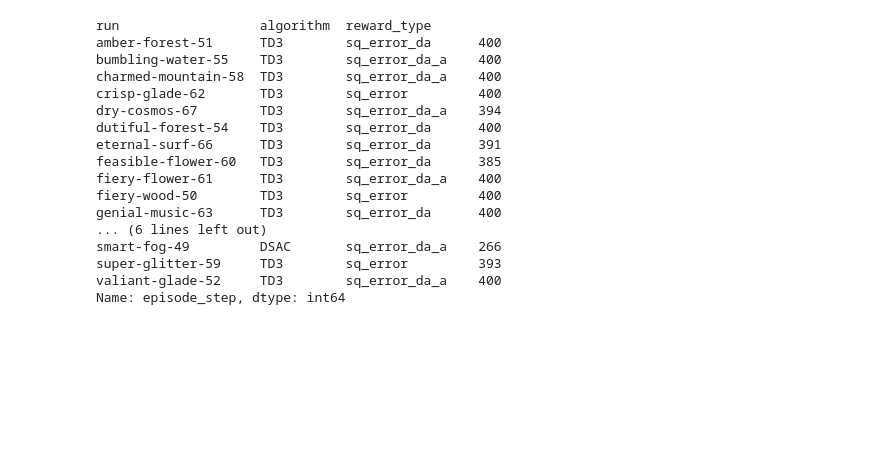
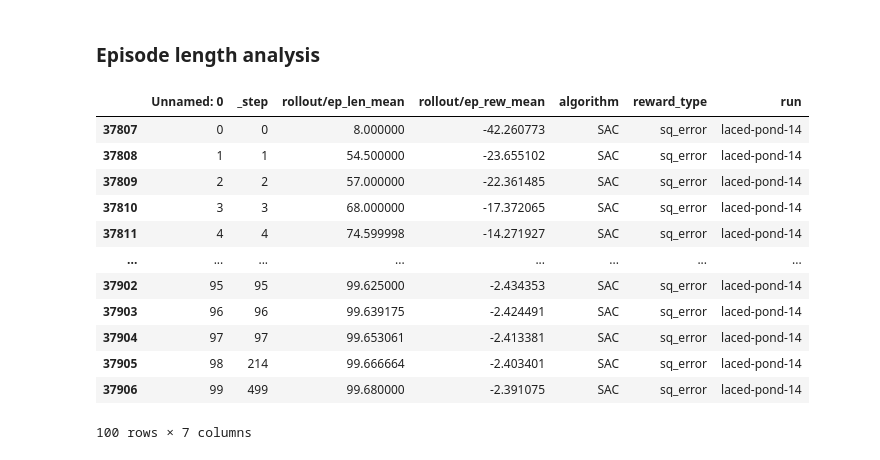
Before and after one commit to iamlucasvieira/HybridRL-FlightControl, a Jupyter notebook: notebooks/best_reward.ipynb, the cells around one changed output. Cells and saved outputs as stored; diff of their text form; code cells hidden in the pictures; blank space fills up the shorter version.

```diff
--- a/notebooks/best_reward.ipynb
+++ b/notebooks/best_reward.ipynb
@@ -56,21 +80,27 @@ Name: tracking_error, dtype: float64
-# %%
-df = pd.read_csv(Path.data/"best_reward_2.csv")
-df.groupby(["run", "algorithm", "reward_type"])["episode_step"].count()
-# %% [output]
-run                  algorithm  reward_type
-amber-forest-51      TD3        sq_error_da      400
-bumbling-water-55    TD3        sq_error_da_a    400
-charmed-mountain-58  TD3        sq_error_da_a    400
-crisp-glade-62       TD3        sq_error         400
-dry-cosmos-67        TD3        sq_error_da_a    394
-dutiful-forest-54    TD3        sq_error_da      400
-eternal-surf-66      TD3        sq_error_da      391
-feasible-flower-60   TD3        sq_error_da      385
-fiery-flower-61      TD3        sq_error_da_a    400
-fiery-wood-50        TD3        sq_error         400
-genial-music-63      TD3        sq_error_da      400
-... (6 lines left out)
-smart-fog-49         DSAC       sq_error_da_a    266
-super-glitter-59     TD3        sq_error         393
-valiant-glade-52     TD3        sq_error_da_a    400
-Name: episode_step, dtype: int64
+# %% [markdown]
+### Episode length analysis
+# %%
+# Load data
+df_rollout = pd.read_csv(Path.data/"best_reward_rollout.csv")
+
+# Get runs
+runs = df_rollout['run'].unique()
+# %%
+algorithm = "SAC"
+for run in runs:
+    df_temp = df_rollout[(df_rollout.run == run) & (df_rollout.algorithm == algorithm)]
+df_temp
+# %% [output]
+|  | Unnamed: 0 | _step | rollout/ep_len_mean | rollout/ep_rew_mean | algorithm | reward_type | run |
+| 37807 | 0 | 0 | 8.000000 | -42.260773 | SAC | sq_error | laced-pond-14 |
+| 37808 | 1 | 1 | 54.500000 | -23.655102 | SAC | sq_error | laced-pond-14 |
+| 37809 | 2 | 2 | 57.000000 | -22.361485 | SAC | sq_error | laced-pond-14 |
+| 37810 | 3 | 3 | 68.000000 | -17.372065 | SAC | sq_error | laced-pond-14 |
+| 37811 | 4 | 4 | 74.599998 | -14.271927 | SAC | sq_error | laced-pond-14 |
+| ... | ... | ... | ... | ... | ... | ... | ... |
+| 37902 | 95 | 95 | 99.625000 | -2.434353 | SAC | sq_error | laced-pond-14 |
+| 37903 | 96 | 96 | 99.639175 | -2.424491 | SAC | sq_error | laced-pond-14 |
+| 37904 | 97 | 97 | 99.653061 | -2.413381 | SAC | sq_error | laced-pond-14 |
+| 37905 | 98 | 214 | 99.666664 | -2.403401 | SAC | sq_error | laced-pond-14 |
+| 37906 | 99 | 499 | 99.680000 | -2.391075 | SAC | sq_error | laced-pond-14 |
+100 rows × 7 columns
```
Also changed, not shown: parts of 16 cells of this notebook.
